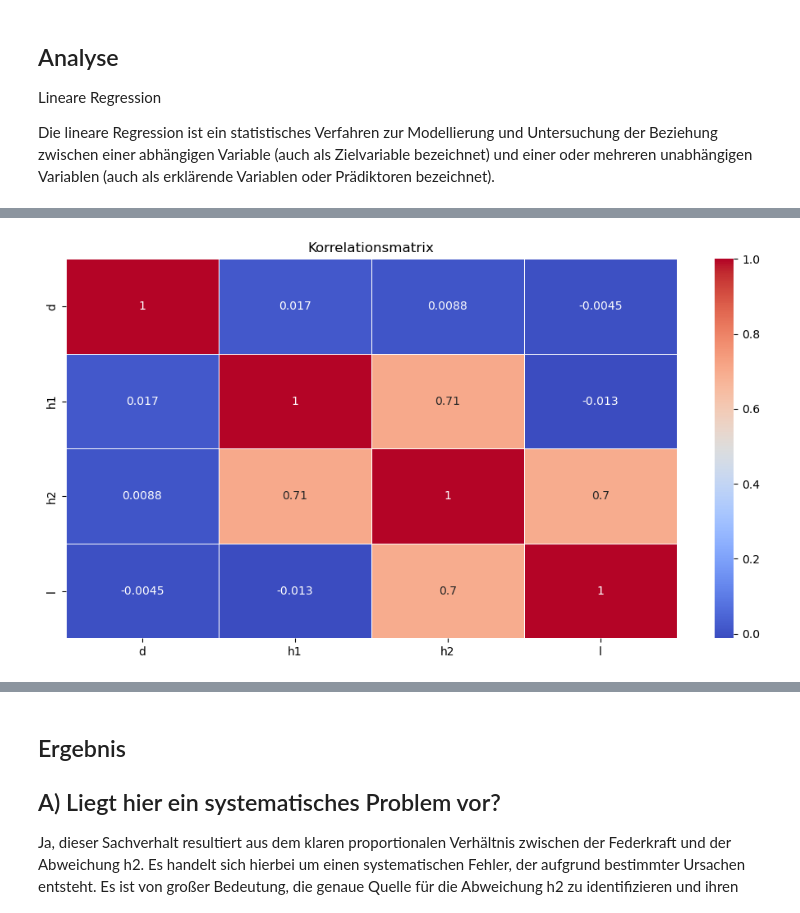
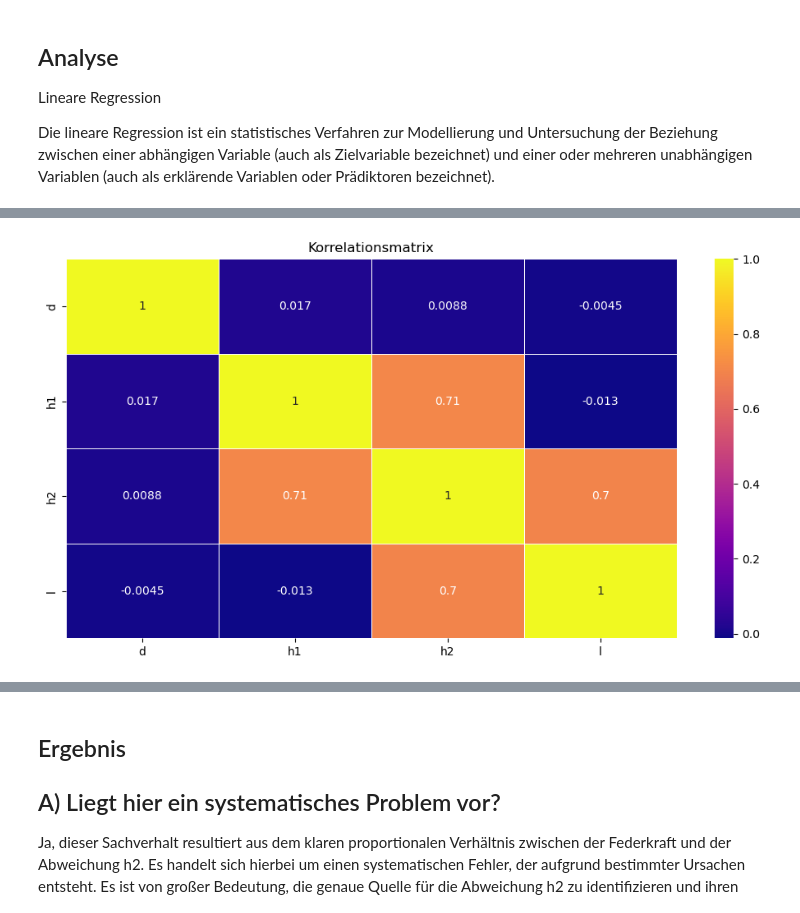
Before and after one commit to FHAC-MdQM/data-exploration-ld1020s, a Jupyter notebook: LoadPBdata.ipynb, the cells around one changed output, grey strips where cells are left out. Drawn from its saved outputs; the diff is of its cells as text; code cells hidden in the pictures.

```diff
--- a/LoadPBdata.ipynb
+++ b/LoadPBdata.ipynb
@@ -271,18 +249,18 @@ d/h1/l-h2 Diagramm
 # %%
 import seaborn as sns
 
 X = df[["d", "h1", "h2", "l"]]
 
 # Berechnen der Korrelationsmatrix
 corr_matrix = X.corr()
 
 # Erstellen eines Heatmaps mit Seaborn
 plt.figure(figsize=(12, 6))
-sns.heatmap(corr_matrix, annot=True, cmap='coolwarm', linewidths=0.5)
+sns.heatmap(corr_matrix, annot=True, cmap='plasma', linewidths=0.5)
 plt.title("Korrelationsmatrix")
 plt.show()
 # %% [output]
-[figure, old version]
+[figure, new version]
 # %%
 import numpy as np
 from sklearn.preprocessing import MinMaxScaler
```
Also changed, not shown: parts of 4 cells of this notebook.
